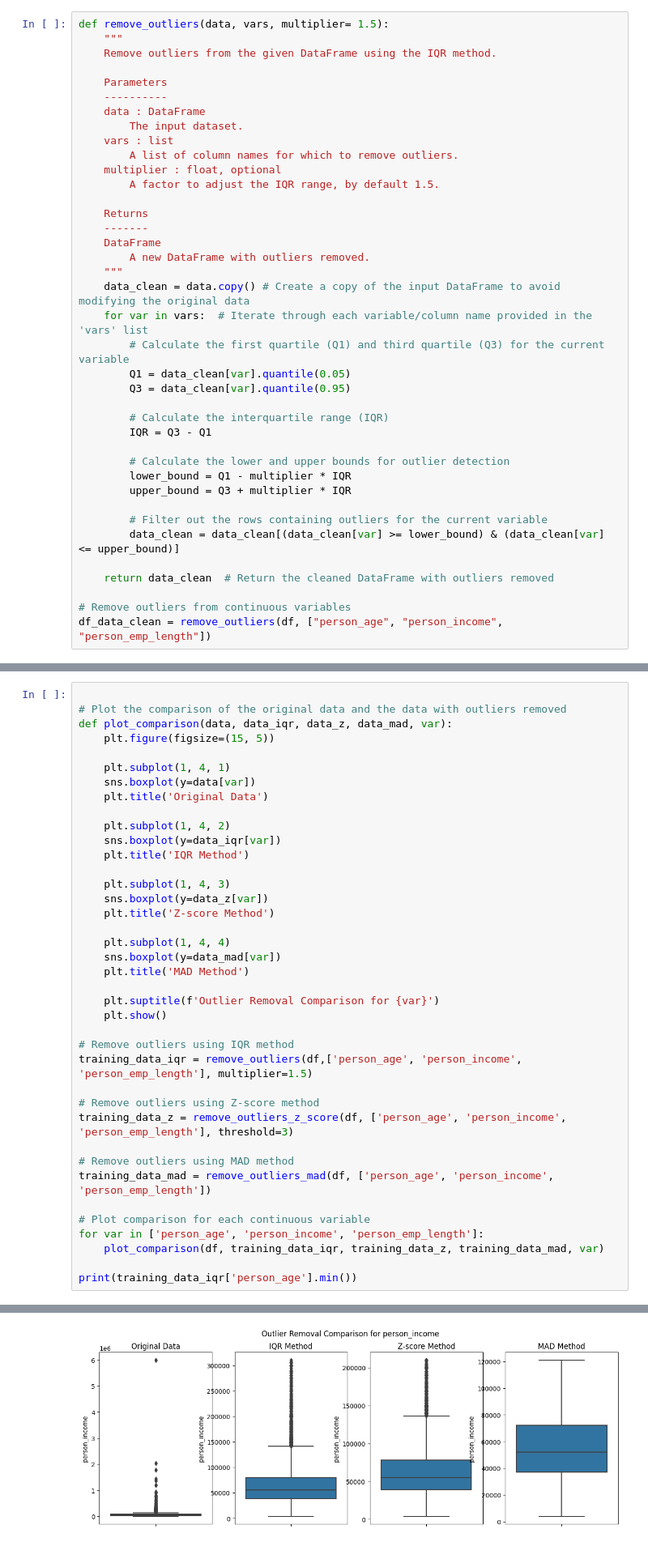
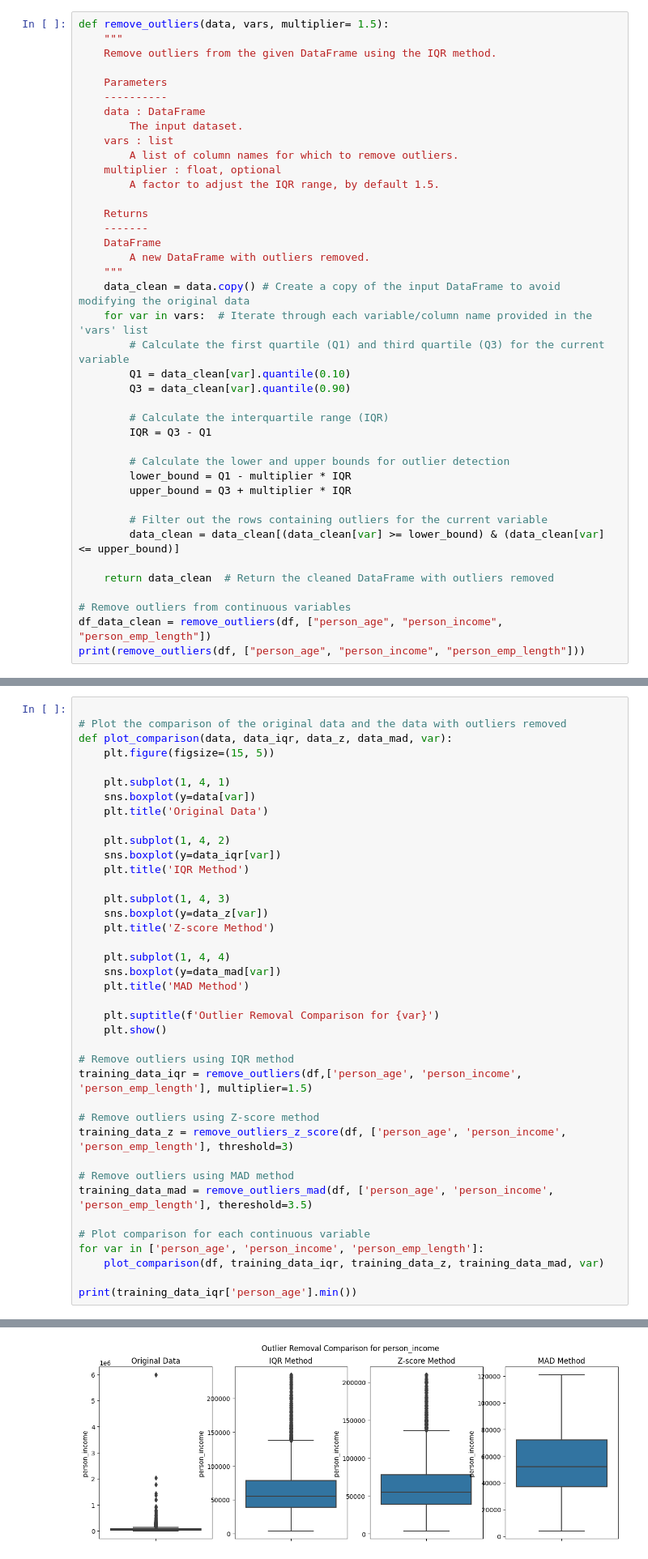
Before and after one commit to airidas23/Trees, a Jupyter notebook: trees1.ipynb, the cells around one changed output, grey strips where cells are left out. Shown: that part at 81% size. Saved outputs shown, nothing was run; the diff lists cells and outputs as text.

```diff
--- a/trees1.ipynb
+++ b/trees1.ipynb
@@ -163,8 +163,8 @@ def remove_outliers(data, vars, multiplier= 1.5):
     data_clean = data.copy() # Create a copy of the input DataFrame to avoid modifying the original data
     for var in vars:  # Iterate through each variable/column name provided in the 'vars' list
         # Calculate the first quartile (Q1) and third quartile (Q3) for the current variable
-        Q1 = data_clean[var].quantile(0.05)
-        Q3 = data_clean[var].quantile(0.95)
+        Q1 = data_clean[var].quantile(0.10)
+        Q3 = data_clean[var].quantile(0.90)
 
         # Calculate the interquartile range (IQR)
         IQR = Q3 - Q1
@@ -180,3 +180,4 @@ def remove_outliers(data, vars, multiplier= 1.5):
 
 # Remove outliers from continuous variables
 df_data_clean = remove_outliers(df, ["person_age", "person_income", "person_emp_length"])
+print(remove_outliers(df, ["person_age", "person_income", "person_emp_length"]))
@@ -235,7 +254,7 @@ training_data_iqr = remove_outliers(df,['person_age', 'person_income', 'person_e
 training_data_z = remove_outliers_z_score(df, ['person_age', 'person_income', 'person_emp_length'], threshold=3)
 
 # Remove outliers using MAD method
-training_data_mad = remove_outliers_mad(df, ['person_age', 'person_income', 'person_emp_length'])
+training_data_mad = remove_outliers_mad(df, ['person_age', 'person_income', 'person_emp_length'], thereshold=3.5)
 
 # Plot comparison for each continuous variable
 for var in ['person_age', 'person_income', 'person_emp_length']:
@@ -247 +266 @@ print(training_data_iqr['person_age'].min())
-[figure, old version]
+[figure, new version]
```
Also changed, not shown: parts of 11 cells of this notebook.
